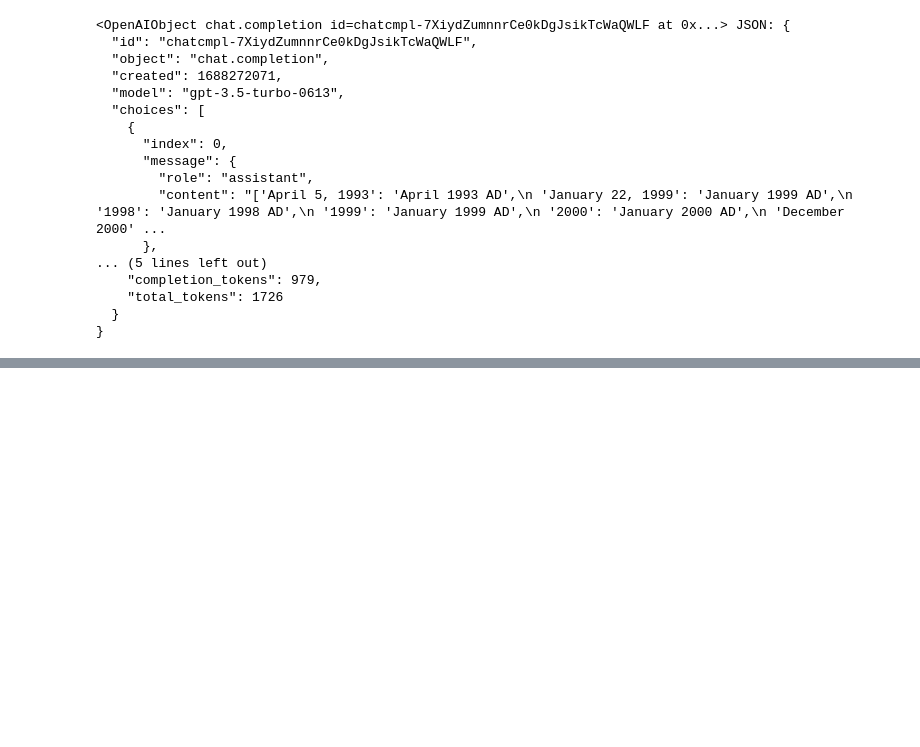
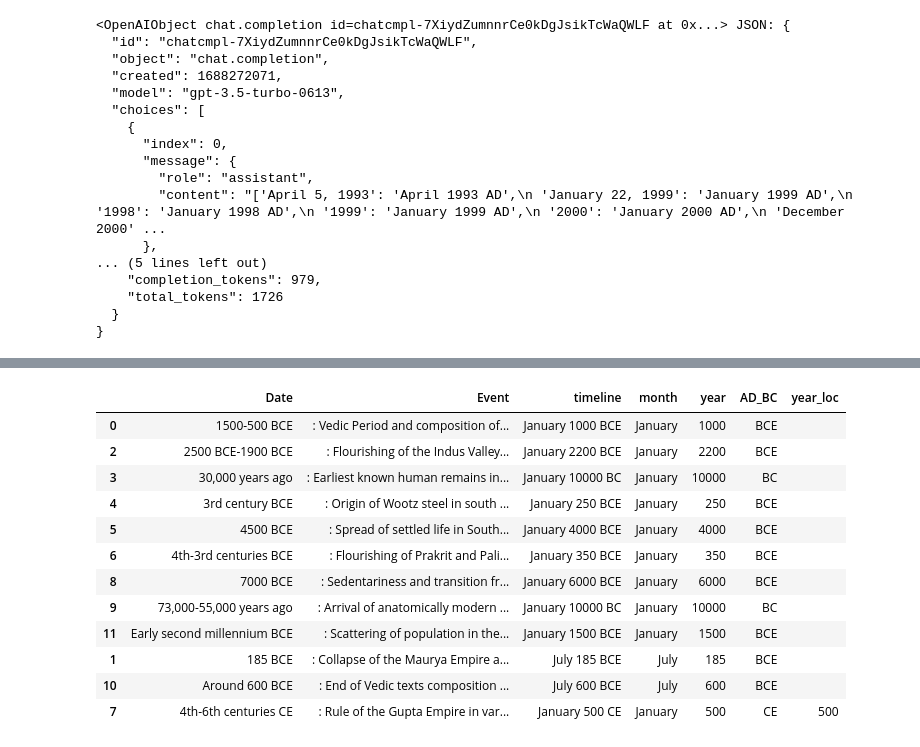
Before and after one commit to lloydf96/timelineGptDesktop, a Jupyter notebook: notebooks/chunkSummarizer.ipynb, the cells around one changed output, grey strips where cells are left out. Drawn from its saved outputs; the diff is of its cells as text; code cells hidden in the pictures; blank space fills up the shorter version.

```diff
--- a/notebooks/chunkSummarizer.ipynb
+++ b/notebooks/chunkSummarizer.ipynb
@@ -358,0 +452,17 @@ get_summary(dummy_text)
+# %%
+text = '''
+India :
+According to consensus in modern genetics, anatomically modern humans first arrived on the Indian subcontinent from Africa between 73,000 and 55,000 years ago.[1] However, the earliest known human remains in South Asia date to 30,000 years ago. Sedentariness, which involves the transition from foraging to farming and pastoralism, began in South Asia around 7000 BCE. At the site of Mehrgarh, its presence can be documented, with evidence of domestication of wheat and barley, rapidly followed by that of goats, sheep, and cattle.[2] By 4500 BCE, such settled life had increasingly spread, [2] and began to gradually evolve into the Indus Valley civilisation, which was contemporaneous with Ancient Egypt and Mesopotamia. This civilisation flourished between 2500 BCE and 1900 BCE in present-day Pakistan and north-western India, and was noted for its urban planning, baked brick houses, elaborate drainage, and water supply.[3]
+
+Early on in the second millennium BCE, persistent drought caused the population of the Indus Valley to scatter from large urban centres to villages. Around the same time, Indo-Aryan tribes moved into the Punjab from Central Asia in several waves of migration. The Vedic Period (1500–500 BCE) was marked by the composition of their large collections of hymns called Vedas. Their varna system, which evolved into the caste system, consisted of a hierarchy of priests, warriors, free peasants, and servants. The pastoral and nomadic Indo-Aryans spread from the Punjab into the Gangetic plain, large swaths of which they deforested for agriculture. The composition of Vedic texts ended around 600 BCE, when a new, interregional culture arose. Then, small chieftaincies (janapadas) were consolidated into larger states (mahajanapadas).
+
+A second urbanisation took place, which came with the rise of new ascetic movements and religious concepts[4] in Greater Magadha, including the rise of Jainism and Buddhism. These opposed the growing influence of Brahmanism and the primacy of rituals—often presided by Brahmin priests—that had come to be associated with Vedic religion.[5] In response to the success of these movements, the latter was synthesised with the preexisting religious cultures of the subcontinent, giving rise to Hinduism.
+
+
+Indian cultural influence (Greater India)
+
+Timeline of Indian history.
+Chandragupta Maurya with the guidance of Acharya Chanakya succeeded in overthrowing the Nanda Empire and established the first great empire in ancient India, the Maurya Empire. Most of the Indian subcontinent was conquered by the Maurya Empire during the 4th and 3rd centuries BCE. From the 3rd century BCE onwards, Prakrit and Pali literature in the north and Tamil Sangam literature in southern India started to flourish.[6][7] Wootz steel originated in south India in the 3rd century BCE and was exported.[8][9][10] The Maurya Empire would collapse in 185 BCE, on the assassination of the then-Emperor Brihadratha by his General Pushyamitra Shunga. Shunga would go on to form the Shunga Empire in the North and Northeast of the subcontinent, while the Greco-Bactrian Kingdom would claim the Northwest and found the Indo-Greek Kingdom. Various parts of India were ruled by numerous dynasties, including the Gupta Empire in the 4-6th centuries CE.
+'''
+# %%
+df = summarize_text(text)
@@ -358,0 +487,16 @@ get_summary(dummy_text)
+# %%
+df
+# %% [output]
+|  | Date | Event | timeline | month | year | AD_BC | year_loc |
+| 0 | 1500-500 BCE | : Vedic Period and composition of... | January 1000 BCE | January | 1000 | BCE |  |
+| 2 | 2500 BCE-1900 BCE | : Flourishing of the Indus Valley... | January 2200 BCE | January | 2200 | BCE |  |
+| 3 | 30,000 years ago | : Earliest known human remains in... | January 10000 BC | January | 10000 | BC |  |
+| 4 | 3rd century BCE | : Origin of Wootz steel in south ... | January 250 BCE | January | 250 | BCE |  |
+| 5 | 4500 BCE | : Spread of settled life in South... | January 4000 BCE | January | 4000 | BCE |  |
+| 6 | 4th-3rd centuries BCE | : Flourishing of Prakrit and Pali... | January 350 BCE | January | 350 | BCE |  |
+| 8 | 7000 BCE | : Sedentariness and transition fr... | January 6000 BCE | January | 6000 | BCE |  |
+| 9 | 73,000-55,000 years ago | : Arrival of anatomically modern ... | January 10000 BC | January | 10000 | BC |  |
+| 11 | Early second millennium BCE | : Scattering of population in the... | January 1500 BCE | January | 1500 | BCE |  |
+| 1 | 185 BCE | : Collapse of the Maurya Empire a... | July 185 BCE | July | 185 | BCE |  |
+| 10 | Around 600 BCE | : End of Vedic texts composition ... | July 600 BCE | July | 600 | BCE |  |
+| 7 | 4th-6th centuries CE | : Rule of the Gupta Empire in var... | January 500 CE | January | 500 | CE | 500 |
```
Also changed, not shown: parts of 9 cells of this notebook, 6 other files.
